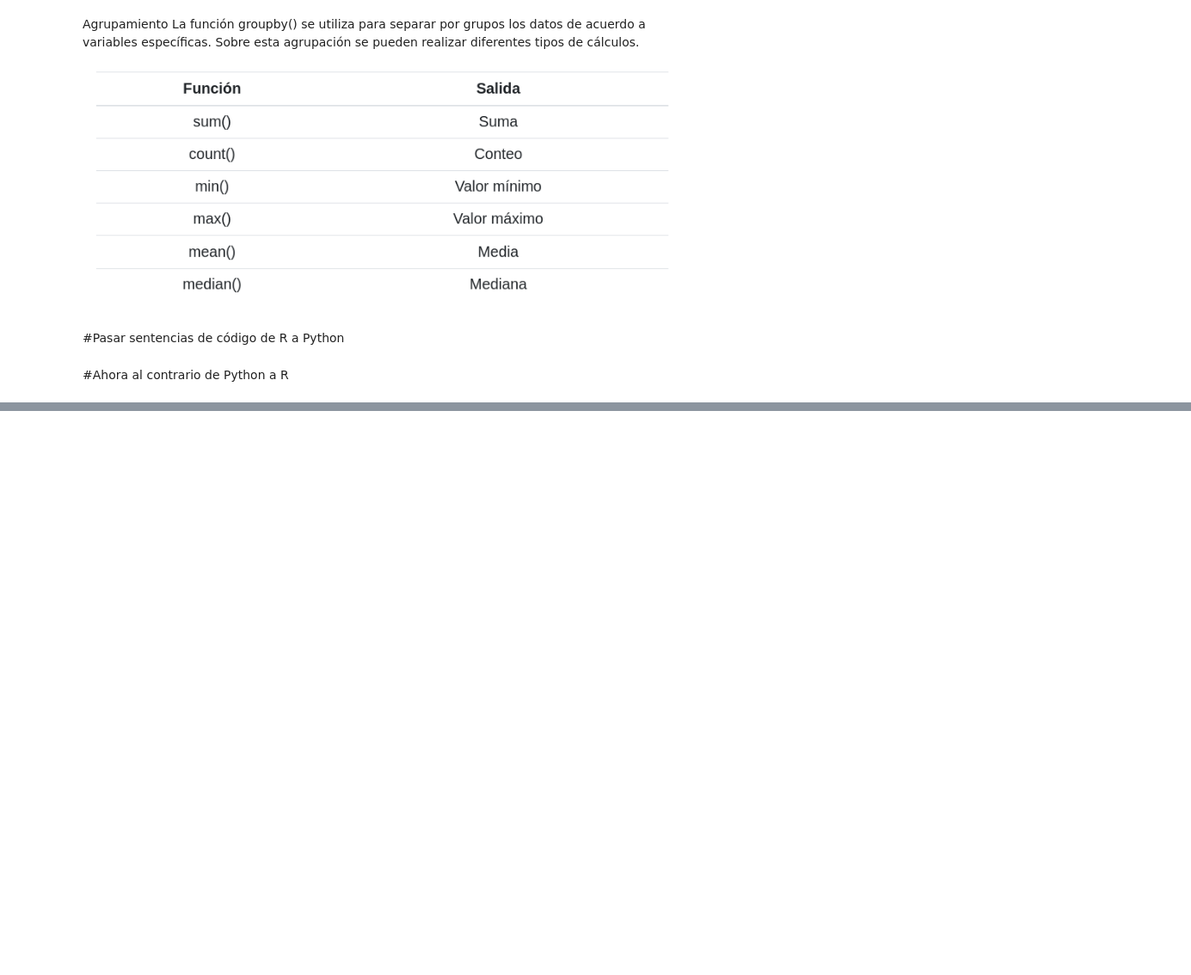
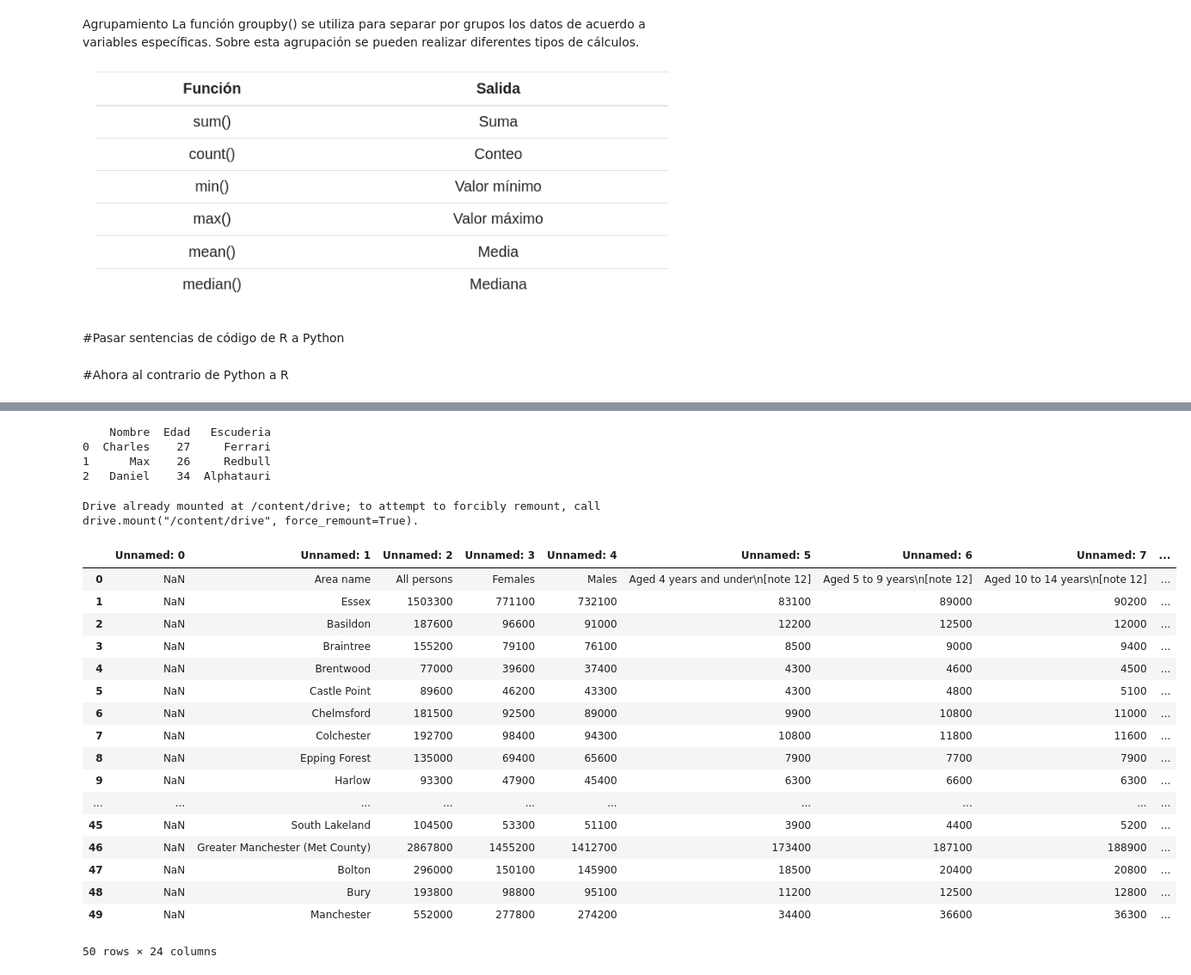
Before and after one commit to mariapcamero/Maria_Paula_Camero, a Jupyter notebook: Tratamiendo_de_datos_MPC.ipynb, the cells around one changed output, grey strips where cells are left out. Shown at 86% size. Drawn from its saved outputs; the diff is of its cells as text; code cells hidden in the pictures; blank space fills up the shorter version.

```diff
--- a/Tratamiendo_de_datos_MPC.ipynb
+++ b/Tratamiendo_de_datos_MPC.ipynb
@@ -444,0 +819,21 @@ print(r_dataframe)
+# %%
+datos = {
+    'Nombre' : ['Charles', 'Max', 'Daniel'],
+    'Edad': [27, 26, 34],
+    'Escuderia': ['Ferrari', 'Redbull', 'Alphatauri']}
+
+df = pd.DataFrame(datos)
+
+print(df)
+# %% [output]
+    Nombre  Edad   Escuderia
+0  Charles    27     Ferrari
+1      Max    26     Redbull
+2   Daniel    34  Alphatauri
+# %%
+from google.colab import drive
+drive.mount('/content/drive')
+# %% [output]
+Drive already mounted at /content/drive; to attempt to forcibly remount, call drive.mount("/content/drive", force_remount=True).
+# %%
+url= "/content/drive/MyDrive/DATOS EJERCICIO.xlsx"
@@ -444,0 +842,23 @@ print(r_dataframe)
+# %%
+ejercicio=pd.read_excel(url)
+# %%
+ejercicio.head(50)
+# %% [output]
+|  | Unnamed: 0 | Unnamed: 1 | Unnamed: 2 | Unnamed: 3 | Unnamed: 4 | Unnamed: 5 | Unnamed: 6 | Unnamed: 7 | ... |
+| 0 | NaN | Area name | All persons | Females | Males | Aged 4 years and under\n[note 12] | Aged 5 to 9 years\n[note 12] | Aged 10 to 14 years\n[note 12] | ... |
+| 1 | NaN | Essex | 1503300 | 771100 | 732100 | 83100 | 89000 | 90200 | ... |
+| 2 | NaN | Basildon | 187600 | 96600 | 91000 | 12200 | 12500 | 12000 | ... |
+| 3 | NaN | Braintree | 155200 | 79100 | 76100 | 8500 | 9000 | 9400 | ... |
+| 4 | NaN | Brentwood | 77000 | 39600 | 37400 | 4300 | 4600 | 4500 | ... |
+| 5 | NaN | Castle Point | 89600 | 46200 | 43300 | 4300 | 4800 | 5100 | ... |
+| 6 | NaN | Chelmsford | 181500 | 92500 | 89000 | 9900 | 10800 | 11000 | ... |
+| 7 | NaN | Colchester | 192700 | 98400 | 94300 | 10800 | 11800 | 11600 | ... |
+| 8 | NaN | Epping Forest | 135000 | 69400 | 65600 | 7900 | 7700 | 7900 | ... |
+| 9 | NaN | Harlow | 93300 | 47900 | 45400 | 6300 | 6600 | 6300 | ... |
+| ... | ... | ... | ... | ... | ... | ... | ... | ... | ... |
+| 45 | NaN | South Lakeland | 104500 | 53300 | 51100 | 3900 | 4400 | 5200 | ... |
+| 46 | NaN | Greater Manchester (Met County) | 2867800 | 1455200 | 1412700 | 173400 | 187100 | 188900 | ... |
+| 47 | NaN | Bolton | 296000 | 150100 | 145900 | 18500 | 20400 | 20800 | ... |
+| 48 | NaN | Bury | 193800 | 98800 | 95100 | 11200 | 12500 | 12800 | ... |
+| 49 | NaN | Manchester | 552000 | 277800 | 274200 | 34400 | 36600 | 36300 | ... |
+50 rows × 24 columns
```
Also changed, not shown: parts of 46 cells of this notebook.
